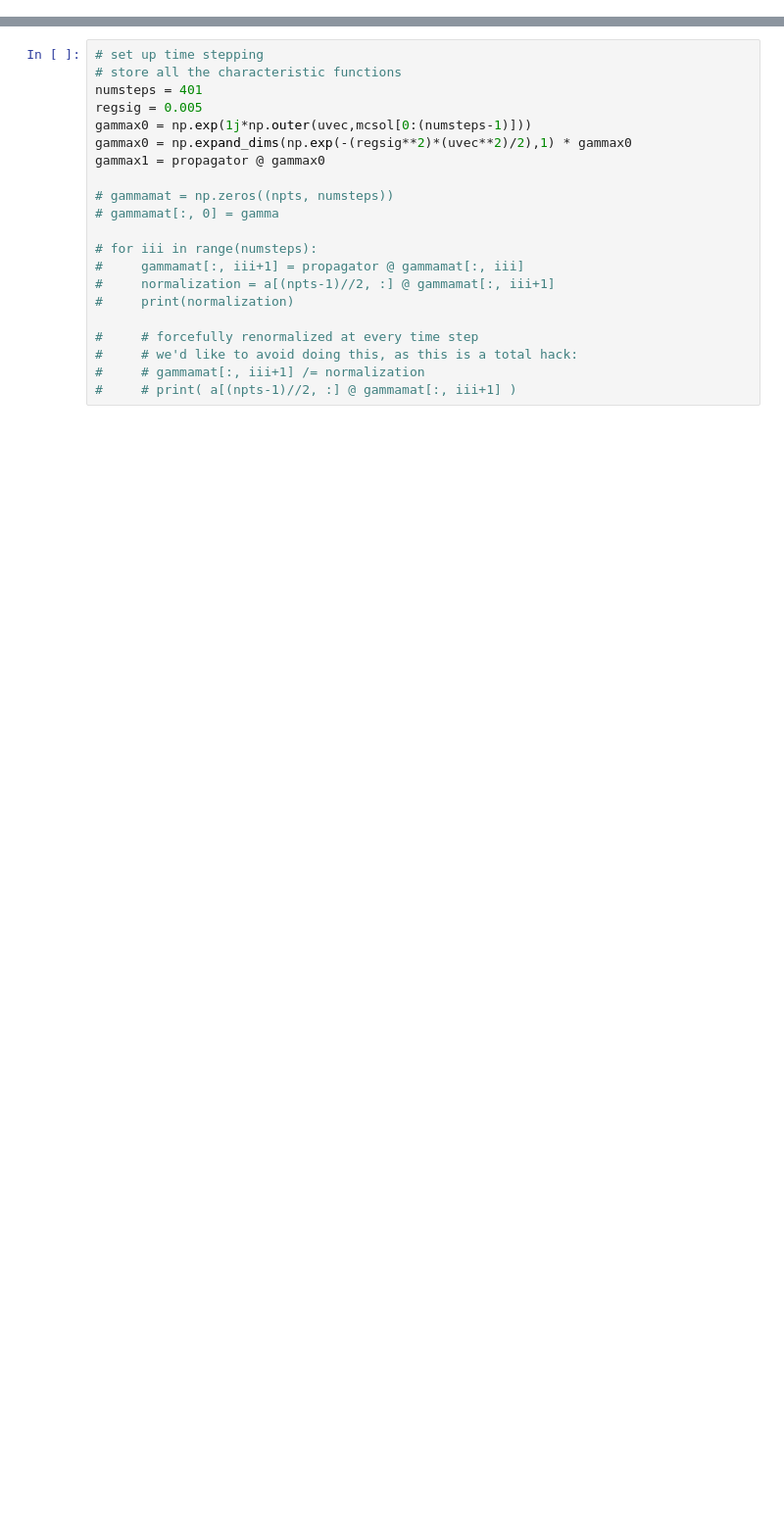
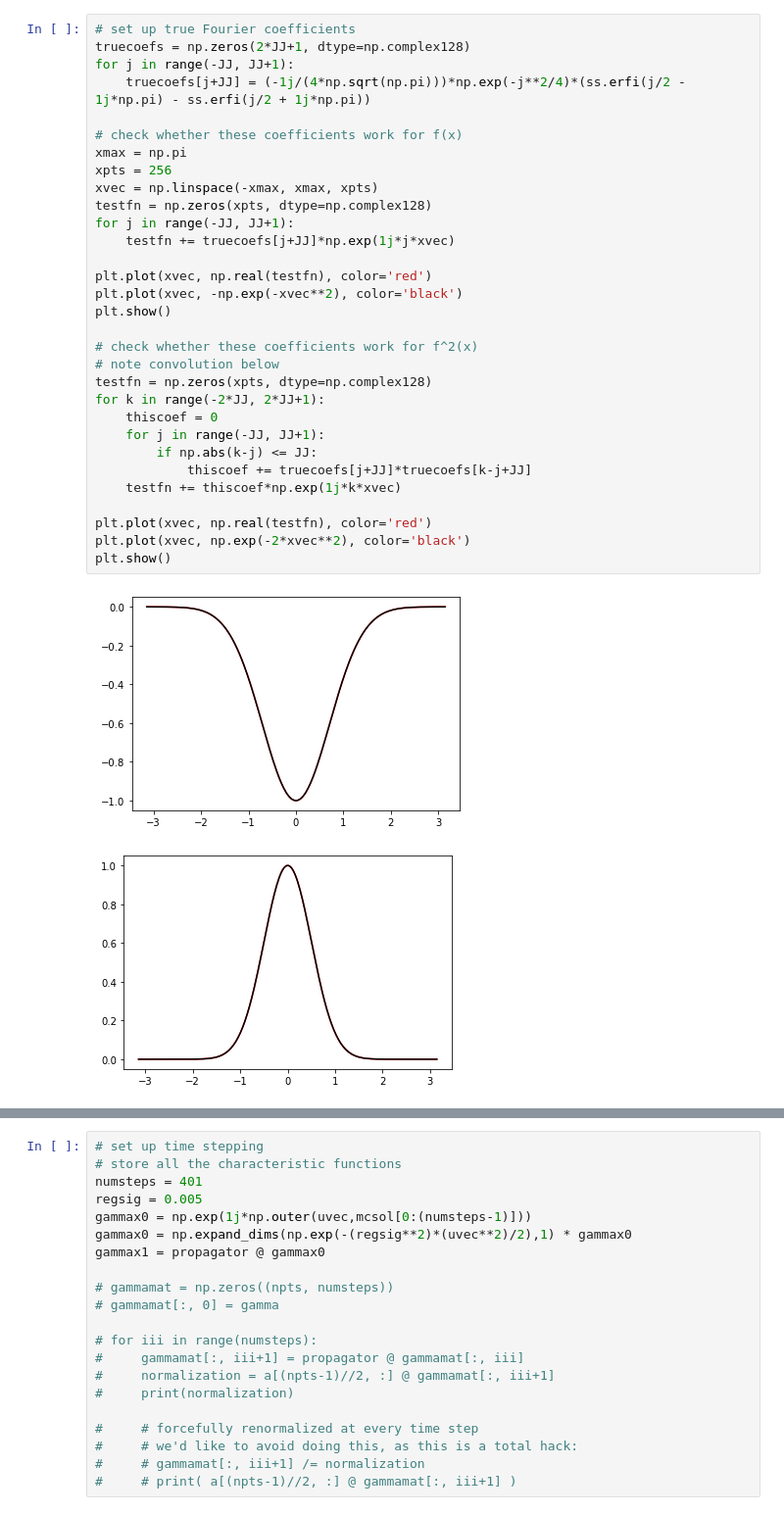
Before and after one commit to hbhat4000/LevySDE, a Jupyter notebook: notesetc/levynonpar.ipynb, the cells around one changed output, grey strips where cells are left out. Shown: that part at 98% size. Drawn from its saved outputs; the diff is of its cells as text; blank space fills up the shorter version.

```diff
--- a/notesetc/levynonpar.ipynb
+++ b/notesetc/levynonpar.ipynb
@@ -82,0 +82,34 @@ d = np.diag(np.exp(-h*np.abs(uvec*g)**alpha))
+# %%
+# set up true Fourier coefficients
+truecoefs = np.zeros(2*JJ+1, dtype=np.complex128)
+for j in range(-JJ, JJ+1):
+    truecoefs[j+JJ] = (-1j/(4*np.sqrt(np.pi)))*np.exp(-j**2/4)*(ss.erfi(j/2 - 1j*np.pi) - ss.erfi(j/2 + 1j*np.pi))
+
+# check whether these coefficients work for f(x)
+xmax = np.pi
+xpts = 256
+xvec = np.linspace(-xmax, xmax, xpts)
+testfn = np.zeros(xpts, dtype=np.complex128)
+for j in range(-JJ, JJ+1):
+    testfn += truecoefs[j+JJ]*np.exp(1j*j*xvec)
+
+plt.plot(xvec, np.real(testfn), color='red')
+plt.plot(xvec, -np.exp(-xvec**2), color='black')
+plt.show()
+
+# check whether these coefficients work for f^2(x)
+# note convolution below
+testfn = np.zeros(xpts, dtype=np.complex128)
+for k in range(-2*JJ, 2*JJ+1):
+    thiscoef = 0
+    for j in range(-JJ, JJ+1):
+        if np.abs(k-j) <= JJ:
+            thiscoef += truecoefs[j+JJ]*truecoefs[k-j+JJ]
+    testfn += thiscoef*np.exp(1j*k*xvec)
+
+plt.plot(xvec, np.real(testfn), color='red')
+plt.plot(xvec, np.exp(-2*xvec**2), color='black')
+plt.show()
+# %% [output]
+[figure, added]
+[figure, added]
```
Also changed, not shown: parts of 22 cells of this notebook, 6 other files.
